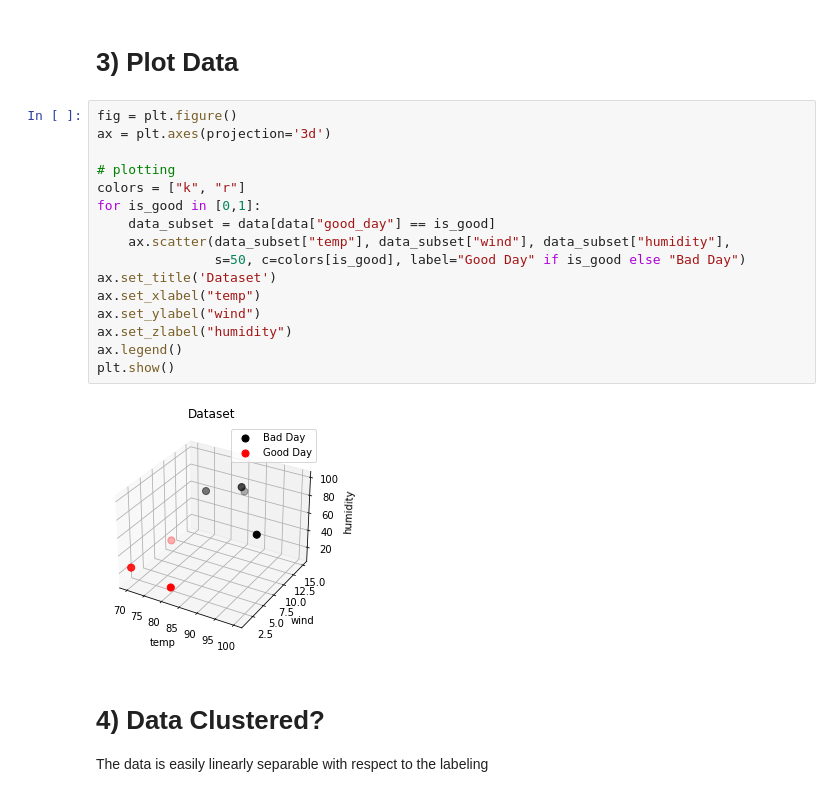
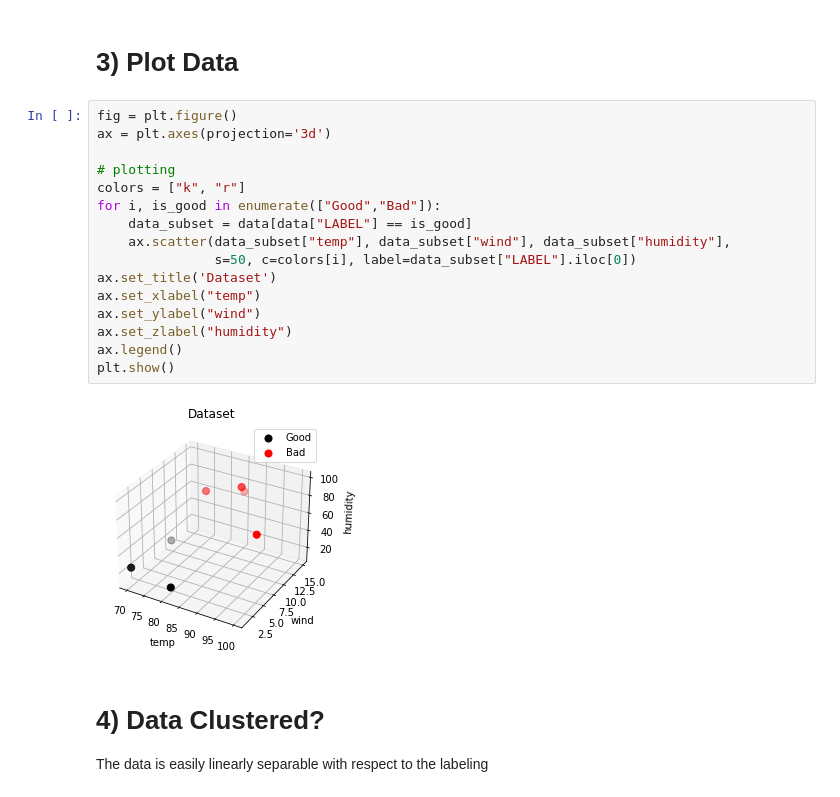
Before and after one commit to eliweissler/CSCI_5576_HW, a Jupyter notebook: assignment_1_logistic_regression/hw1.ipynb, the cells around one changed output. Cells and saved outputs as stored; diff of their text form.

```diff
--- a/assignment_1_logistic_regression/hw1.ipynb
+++ b/assignment_1_logistic_regression/hw1.ipynb
@@ -65,21 +65,21 @@ The b value represents a bias, or offset. This is the value of z when all variab
 # %%
 fig = plt.figure()
 ax = plt.axes(projection='3d')
 
 # plotting
 colors = ["k", "r"]
-for is_good in [0,1]:
-    data_subset = data[data["good_day"] == is_good]
+for i, is_good in enumerate(["Good","Bad"]):
+    data_subset = data[data["LABEL"] == is_good]
     ax.scatter(data_subset["temp"], data_subset["wind"], data_subset["humidity"],
-               s=50, c=colors[is_good], label="Good Day" if is_good else "Bad Day")
+               s=50, c=colors[i], label=data_subset["LABEL"].iloc[0])
 ax.set_title('Dataset')
 ax.set_xlabel("temp")
 ax.set_ylabel("wind")
 ax.set_zlabel("humidity")
 ax.legend()
 plt.show()
 # %% [output]
-[figure, old version]
+[figure, new version]
 # %% [markdown]
 # 4) Data Clustered?
 
```
Also changed, not shown: parts of 23 cells of this notebook, 2 other files.
